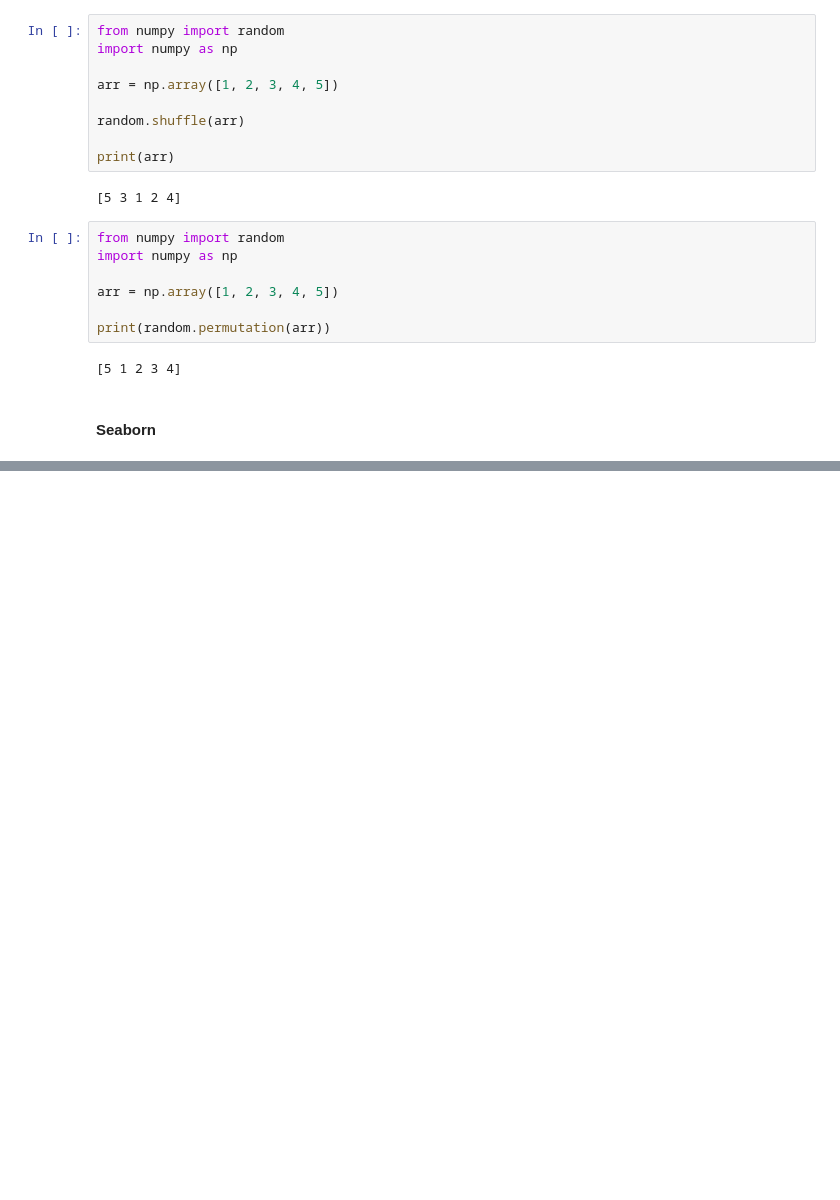
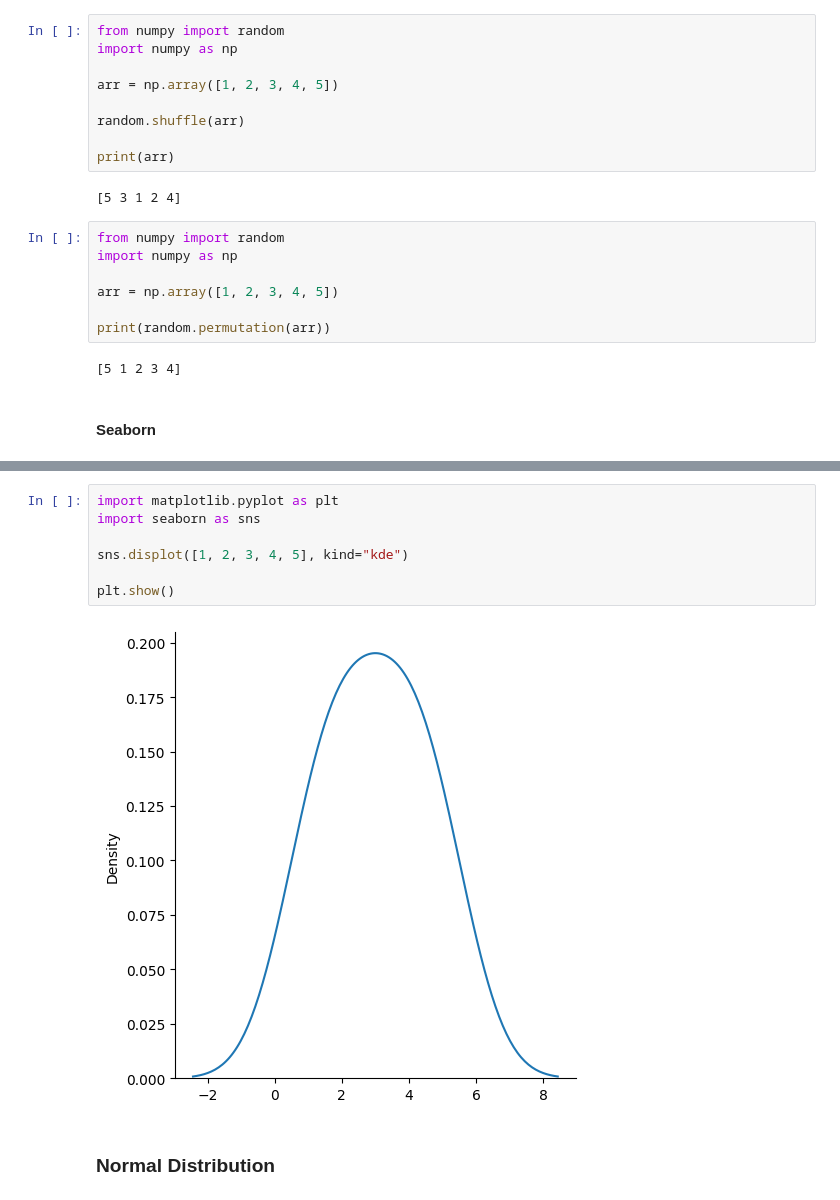
Before and after one commit to MAK8405/NumPyHub, a Jupyter notebook: 1. NumPy Tutorial.ipynb, the cells around one changed output, grey strips where cells are left out. Cells and saved outputs as stored; diff of their text form; blank space fills up the shorter version.

```diff
--- a/1. NumPy Tutorial.ipynb
+++ b/1. NumPy Tutorial.ipynb
@@ -1066,0 +1076,11 @@ print(random.permutation(arr))
+# %%
+import matplotlib.pyplot as plt
+import seaborn as sns
+
+sns.displot([1, 2, 3, 4, 5], kind="kde")
+
+plt.show()
+# %% [output]
+[figure, added]
+# %% [markdown]
+### Normal Distribution
```
Also changed, not shown: parts of 1 cell of this notebook.
